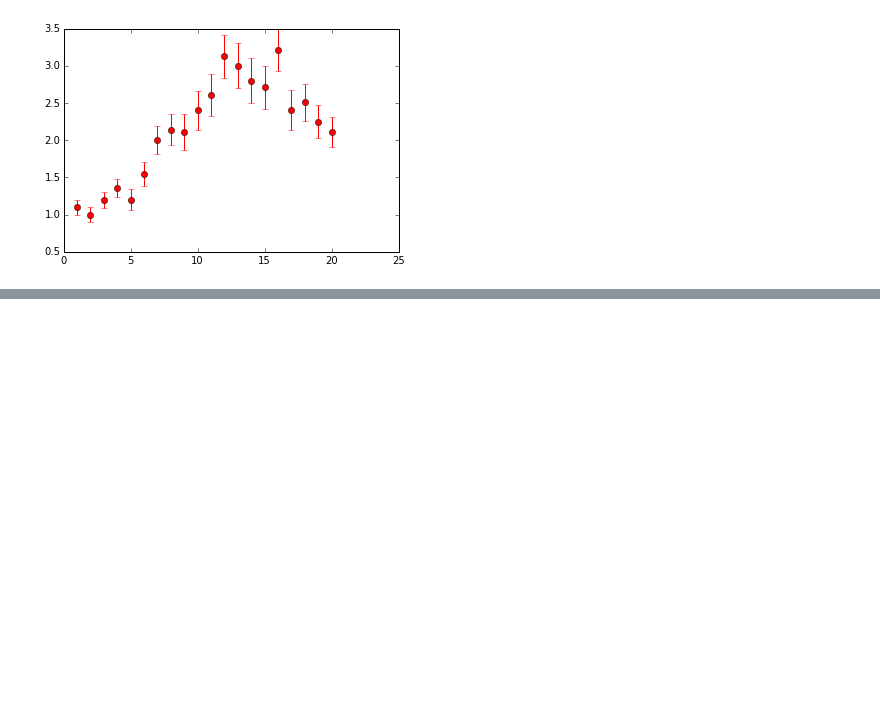
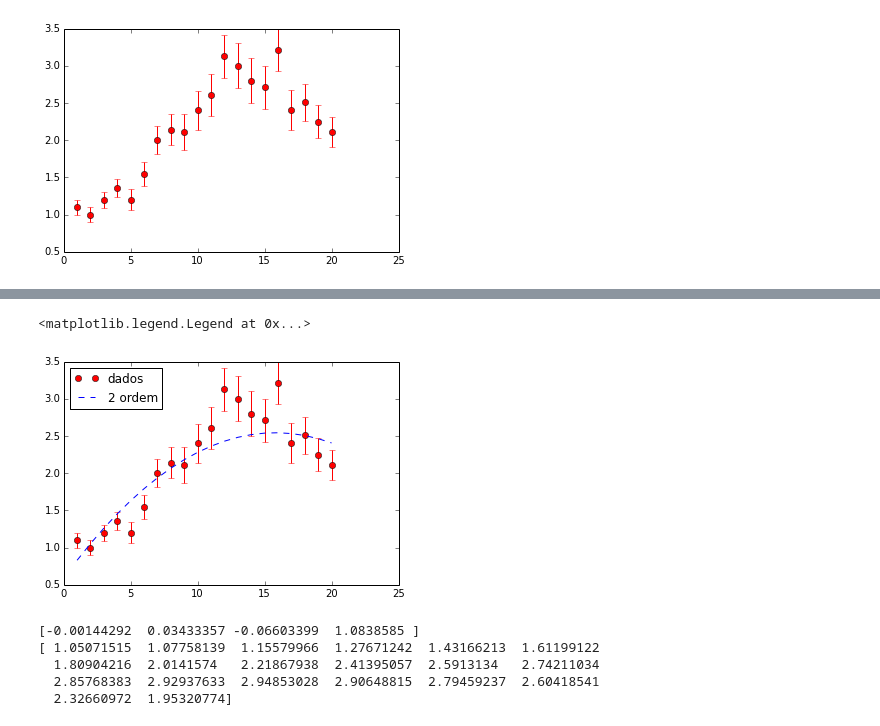
Before and after one commit to dIOGOLOC/exercicios_mestrado, a Jupyter notebook: metodos_computacionais/ajuste_polinomial_mqp.ipynb, the cells around one changed output, grey strips where cells are left out. Drawn from its saved outputs; the diff is of its cells as text; code cells hidden in the pictures; blank space fills up the shorter version.

```diff
--- a/metodos_computacionais/ajuste_polinomial_mqp.ipynb
+++ b/metodos_computacionais/ajuste_polinomial_mqp.ipynb
@@ -79,0 +76,6 @@ ValueError: objects are not aligned
+# %%
+#Ajuste polinomial de 2º grau(y=ax²+bx+c):
+
+#Matriz Sensibilidade:
+
+A2=np.array([(x**2),(x),(np.ones(20))]).T
@@ -79,0 +97,9 @@ ValueError: objects are not aligned
+# %%
+#Plotando o Ajuste Poninomial de 2º ordem:
+
+plt.errorbar(x,y,yerr=sigma,fmt='or')
+plt.plot(x,yc2,'--b')
+plt.legend(('dados','2 ordem'),loc='upper left')
+# %% [output]
+<matplotlib.legend.Legend at 0x...>
+[figure, added]
@@ -79,0 +112,15 @@ ValueError: objects are not aligned
+# %%
+#Calculo do Ajuste polinomial de 3º ordem:
+
+p3=np.linalg.solve(np.dot(A3.T,np.dot(W,A3)),np.dot(A3.T,np.dot(W,y.T)))
+
+print(p3)
+
+yc3=p3[0]*x**3+p3[1]*x**2+p3[2]*x+p3[3]
+print(yc3)
+# %% [output]
+[-0.00144292  0.03433357 -0.06603399  1.0838585 ]
+[ 1.05071515  1.07758139  1.15579966  1.27671242  1.43166213  1.61199122
+  1.80904216  2.0141574   2.21867938  2.41395057  2.5913134   2.74211034
+  2.85768383  2.92937633  2.94853028  2.90648815  2.79459237  2.60418541
+  2.32660972  1.95320774]
```
Also changed, not shown: parts of 10 cells of this notebook.
